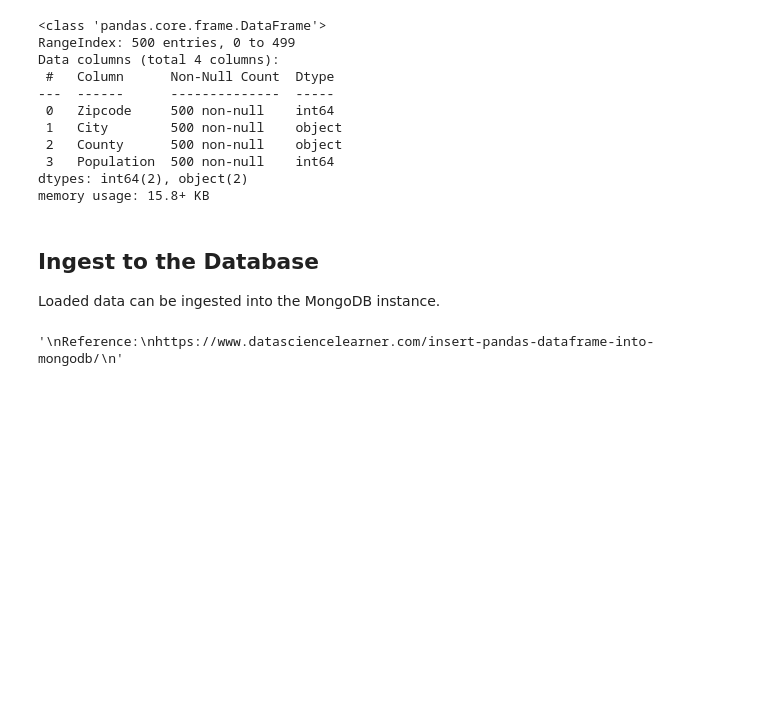
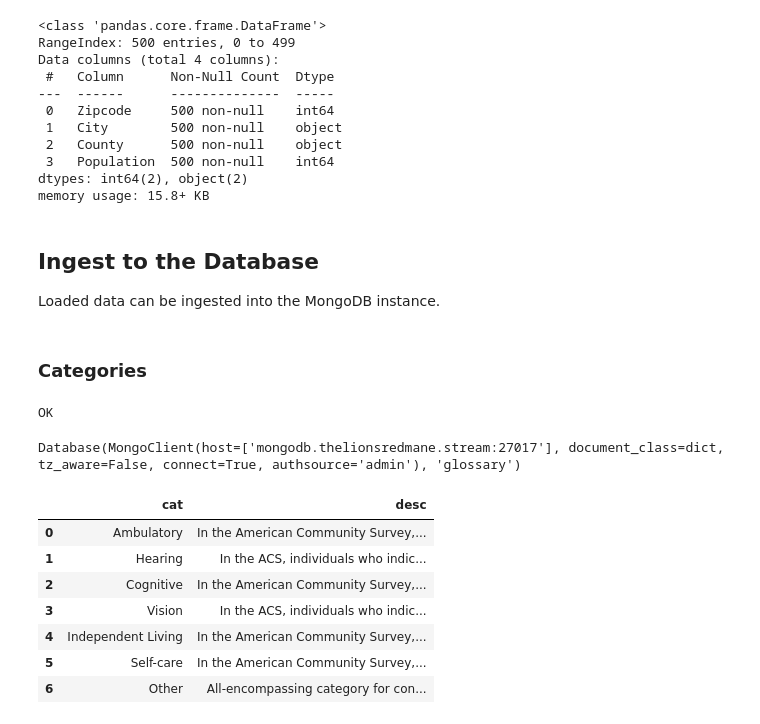
Before and after one commit to rimij405/ISTE612_Project, a Jupyter notebook: notebook/ingestion.ipynb, the cells around one changed output. Saved outputs shown, nothing was run; the diff lists cells and outputs as text; code cells hidden in the pictures; blank space fills up the shorter version.

```diff
--- a/notebook/ingestion.ipynb
+++ b/notebook/ingestion.ipynb
@@ -254,12 +267,37 @@ memory usage: 15.8+ KB
 
 Loaded data can be ingested into the MongoDB instance.
 # %%
-# Export collections to the glossary database.
+# Convert DataFrame into the appropriate format for insertion.
 """
 Reference:
 https://www.datasciencelearner.com/insert-pandas-dataframe-into-mongodb/
 """
+def to_records(df, columns=None):
+    # Set df_view.
+    df_view = df
 
-#
+    # If columns are present, rename them before export.
+    if columns:
+        df_view.columns = columns
+
+    # Convert dataframe into a dictionary
+    return df_view.to_dict("records")
-# %% [output]
-'\nReference:\nhttps://www.datasciencelearner.com/insert-pandas-dataframe-into-mongodb/\n'
+# %% [markdown]
+### Categories
+# %%
+Database.use("glossary")
+# %% [output]
+OK
+Database(MongoClient(host=['mongodb.thelionsredmane.stream:27017'], document_class=dict, tz_aware=False, connect=True, authsource='admin'), 'glossary')
+# %%
+disability_categories = to_records(glossary['disabilities'], columns=['cat', 'desc'])
+glossary['disabilities']
+# %% [output]
+|  | cat | desc |
+| 0 | Ambulatory | In the American Community Survey,... |
+| 1 | Hearing | In the ACS, individuals who indic... |
+| 2 | Cognitive | In the American Community Survey,... |
+| 3 | Vision | In the ACS, individuals who indic... |
+| 4 | Independent Living | In the American Community Survey,... |
+| 5 | Self-care | In the American Community Survey,... |
+| 6 | Other | All-encompassing category for con... |
```
Also changed, not shown: parts of 12 cells of this notebook, 1 other file.
